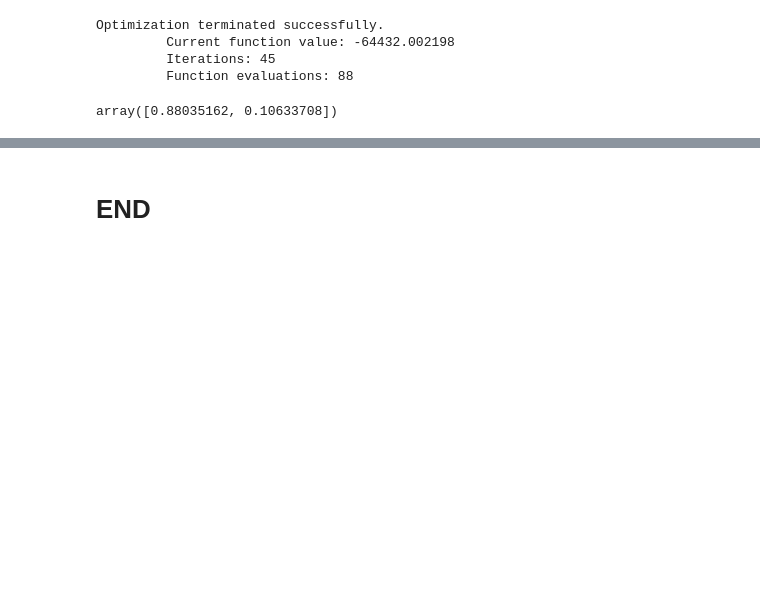
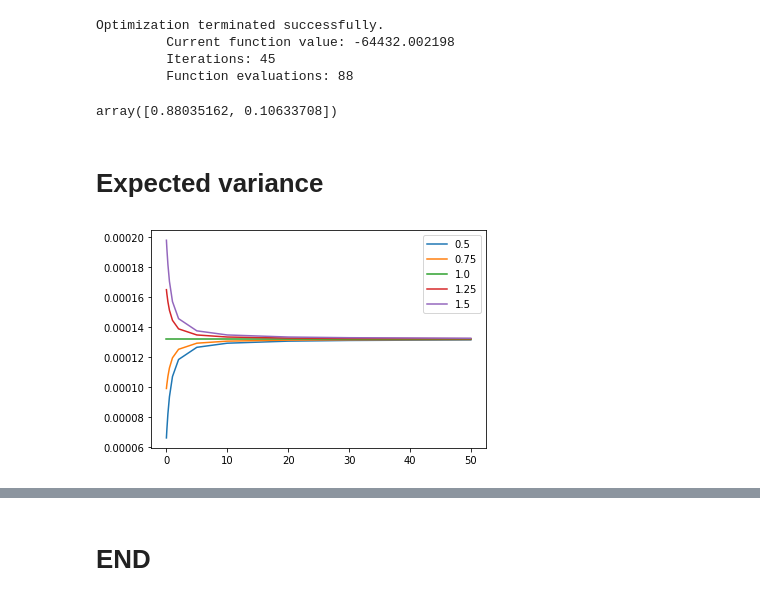
Before and after one commit to xyise/xyise.github.io, a Jupyter notebook: notebook/garch11/nb_garch_11.ipynb, the cells around one changed output, grey strips where cells are left out. Cells and saved outputs as stored; diff of their text form; code cells hidden in the pictures; blank space fills up the shorter version.

```diff
--- a/notebook/garch11/nb_garch_11.ipynb
+++ b/notebook/garch11/nb_garch_11.ipynb
@@ -222,3 +221,18 @@ Optimization terminated successfully.
 res.x
 # %% [output]
 array([0.88035162, 0.10633708])
+# %% [markdown]
+# Expected variance
+# %%
+v_tau = np.array([1, 2, 5, 10, 20, 60, 120, 240, 2*240, 5*240, 10*240, 20*240, 30*240, 50* 240])
+sigma2_inf = sigma_inf**2
+v_sigma2_1 = sigma2_inf * np.array([0.5, 0.75, 1.0, 1.25, 1.5])
+# %%
+plt.figure()
+for sigma2_1 in v_sigma2_1:
+    v_sigma2_exp = garch_exp_variance(sigma2_1, sigma2_inf, beta, gamma, v_tau)
+    plt.plot(v_tau/240, v_sigma2_exp, label=str(sigma2_1/sigma2_inf))
+plt.legend()
+plt.show()
+# %% [output]
+[figure, added]
```
Also changed, not shown: parts of 8 cells of this notebook, 19 other files.
